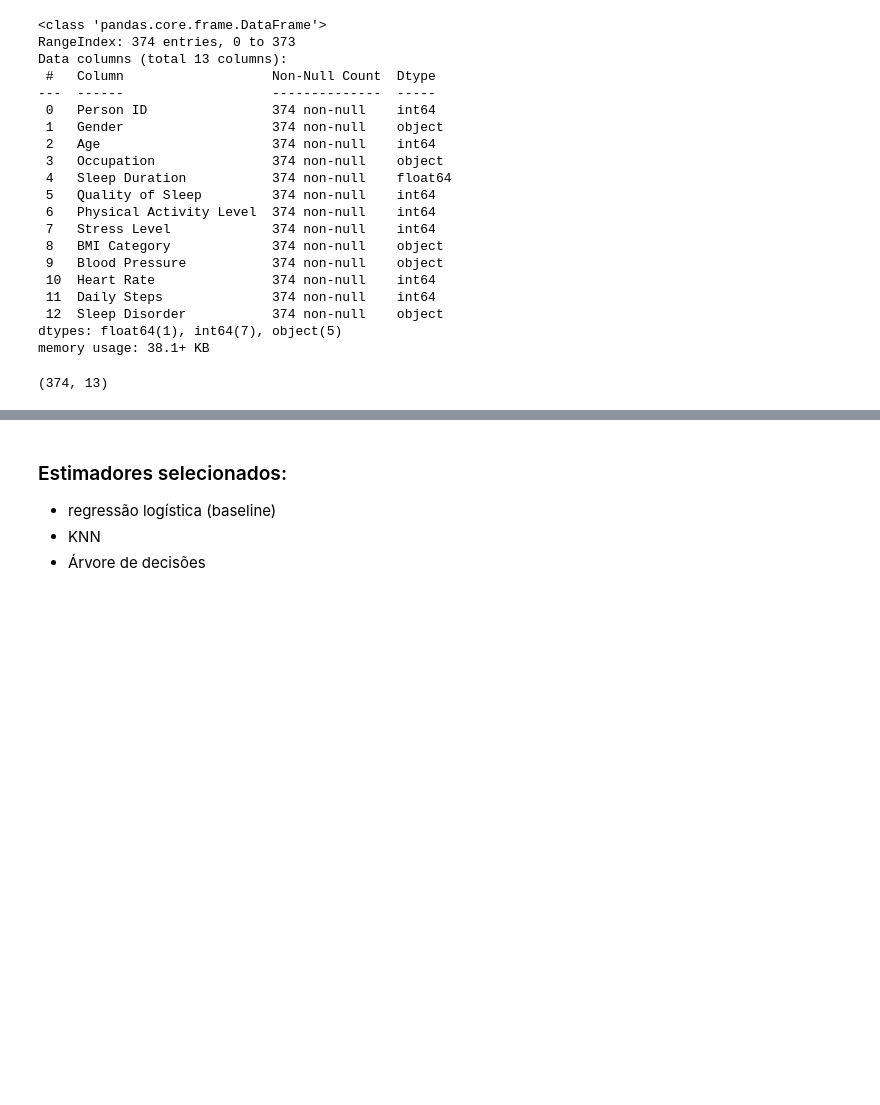
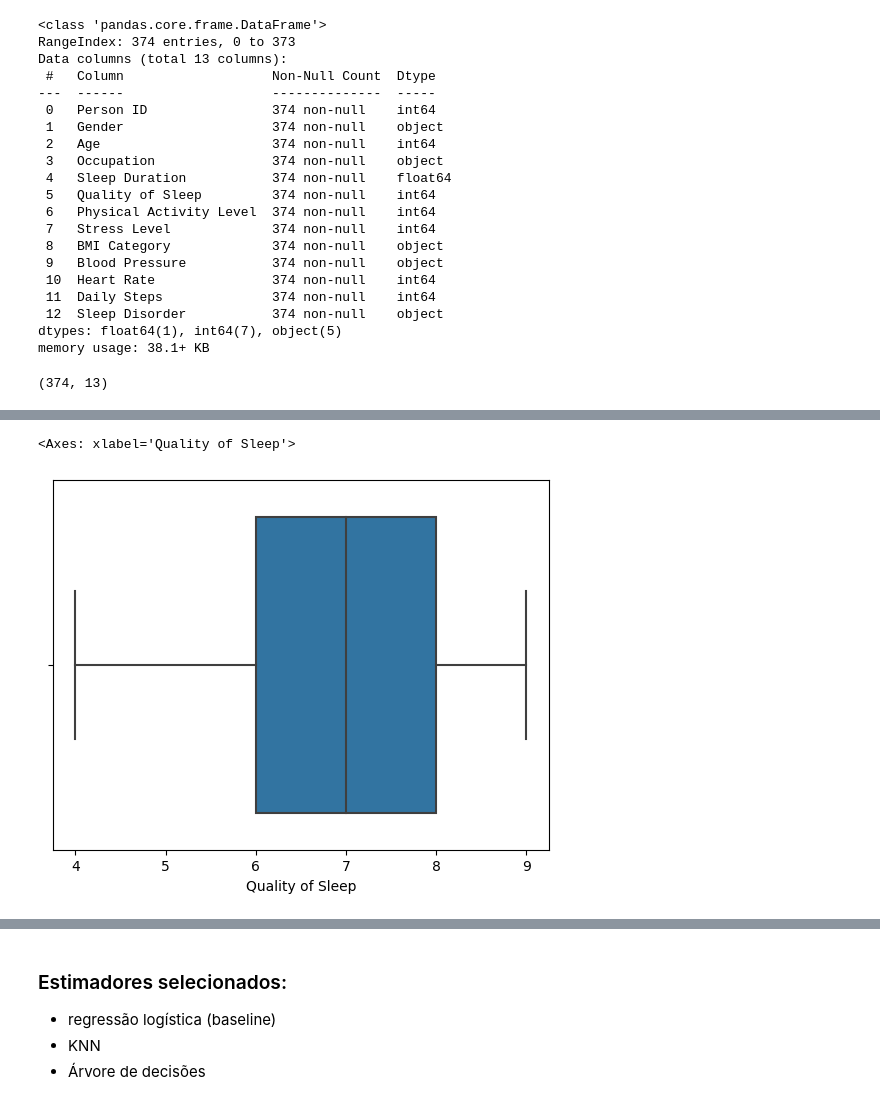
Before and after one commit to juliamuto/projeto_machine_learning_I, a Jupyter notebook: projeto.ipynb, the cells around one changed output, grey strips where cells are left out. Cells and saved outputs as stored; diff of their text form; code cells hidden in the pictures; blank space fills up the shorter version.

```diff
--- a/projeto.ipynb
+++ b/projeto.ipynb
@@ -237,0 +186,5 @@ df2 = pd.get_dummies(df_limpo, columns=["Sleep Disorder"], prefix="Sleep Disorde
+# %%
+sns.boxplot(df2, x="Quality of Sleep")
+# %% [output]
+<Axes: xlabel='Quality of Sleep'>
+[figure, added]
```
Also changed, not shown: parts of 104 cells of this notebook.
